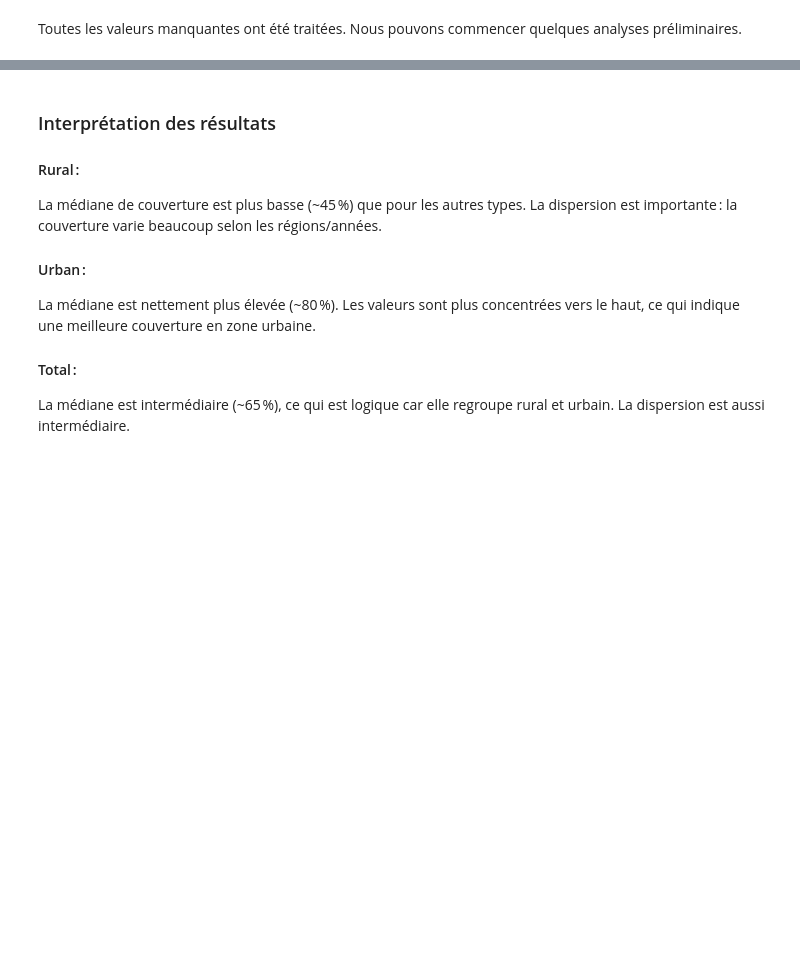
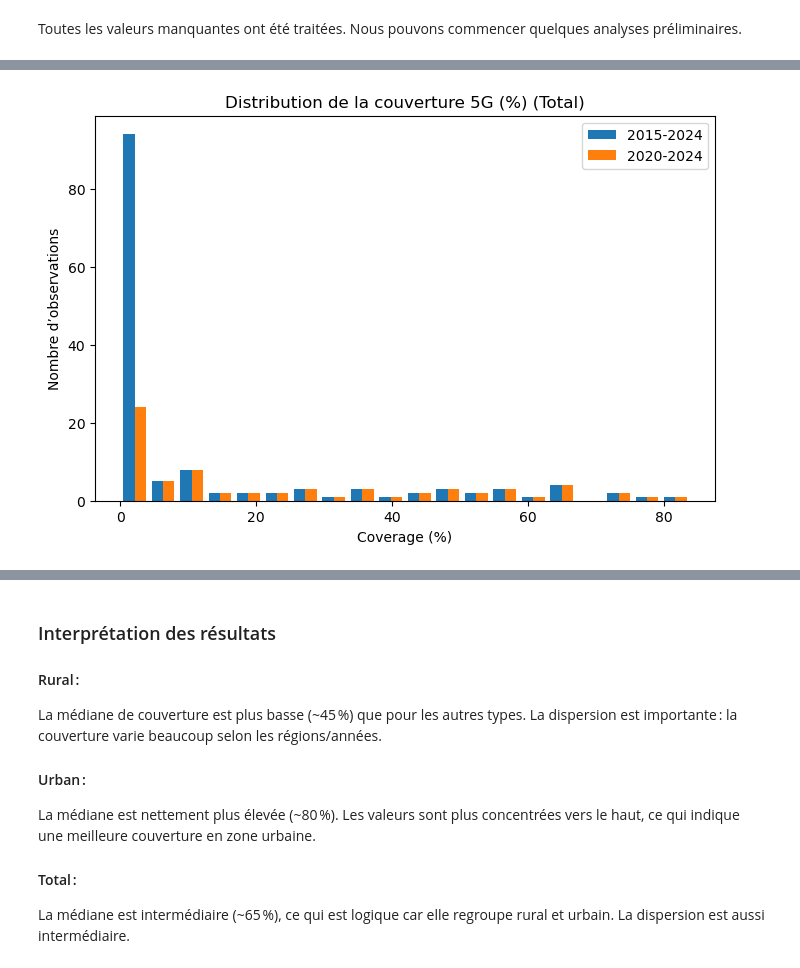
Before and after one commit to kazope/AND, a Jupyter notebook: etude.ipynb, the cells around one changed output, grey strips where cells are left out. Cells and saved outputs as stored; diff of their text form; code cells hidden in the pictures; blank space fills up the shorter version.

```diff
--- a/etude.ipynb
+++ b/etude.ipynb
@@ -222,3 +247,32 @@ plt.show()
+# %%
+df_5g_all = df[
+    (df["coverage_type"] == "Population covered by at least a 5G mobile network (%)")
+    & (df["coverage_area"] == "Total")
+].copy()
+df_5g_2020 = df_5g_all[df_5g_all["year"] >= 2020]
+
+import numpy as np
+
+# Histogrammes côte à côte pour la couverture 5G (Total)
+bins = np.histogram_bin_edges(
+    np.concatenate([df_5g_all["coverage_value"], df_5g_2020["coverage_value"]]), bins=20
+)
+counts_all, _ = np.histogram(df_5g_all["coverage_value"], bins=bins)
+counts_2020, _ = np.histogram(df_5g_2020["coverage_value"], bins=bins)
+width = (bins[1] - bins[0]) * 0.4
+
+centers = (bins[:-1] + bins[1:]) / 2
+
+plt.figure(figsize=(8,5))
+plt.bar(centers - width/2, counts_all, width=width, label="2015-2024", align='center')
+plt.bar(centers + width/2, counts_2020, width=width, label="2020-2024", align='center')
+plt.title("Distribution de la couverture 5G (%) (Total)")
+plt.xlabel("Coverage (%)")
+plt.ylabel("Nombre d’observations")
+plt.legend()
+plt.show()
+# %% [output]
+[figure, added]
 # %%
 # Boxplot de 'coverage_value' par 'zone'
 plt.figure()
```
Also changed, not shown: parts of 18 cells of this notebook.
